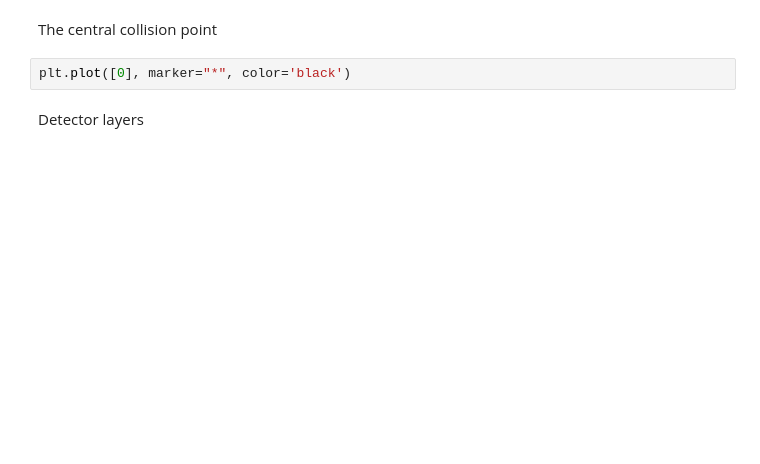
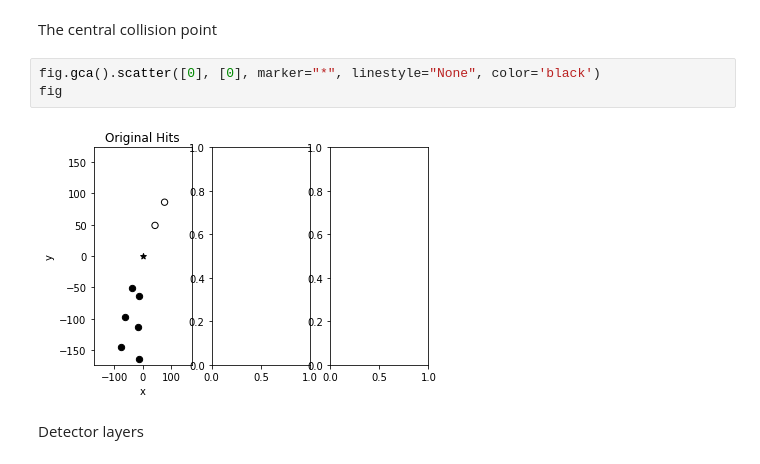
Before and after one commit to LailinXu/hepstat-tutorial, a Jupyter notebook: PatternRecognition/HoughTransform/demo_hough_circles.py.ipynb, the cells around one changed output. Cells and saved outputs as stored; diff of their text form; blank space fills up the shorter version.

```diff
--- a/PatternRecognition/HoughTransform/demo_hough_circles.py.ipynb
+++ b/PatternRecognition/HoughTransform/demo_hough_circles.py.ipynb
@@ -153,7 +191,10 @@ plt.ylim((-detR[2]*1.05,detR[2]*1.05))
 # %% [markdown]
 The central collision point
 # %%
-plt.plot([0], marker="*", color='black')
+fig.gca().scatter([0], [0], marker="*", linestyle="None", color='black')
+fig
+# %% [output]
+[figure, added]
 # %% [markdown]
 Detector layers
 # %%
```
Also changed, not shown: parts of 29 cells of this notebook, 1 other file.
